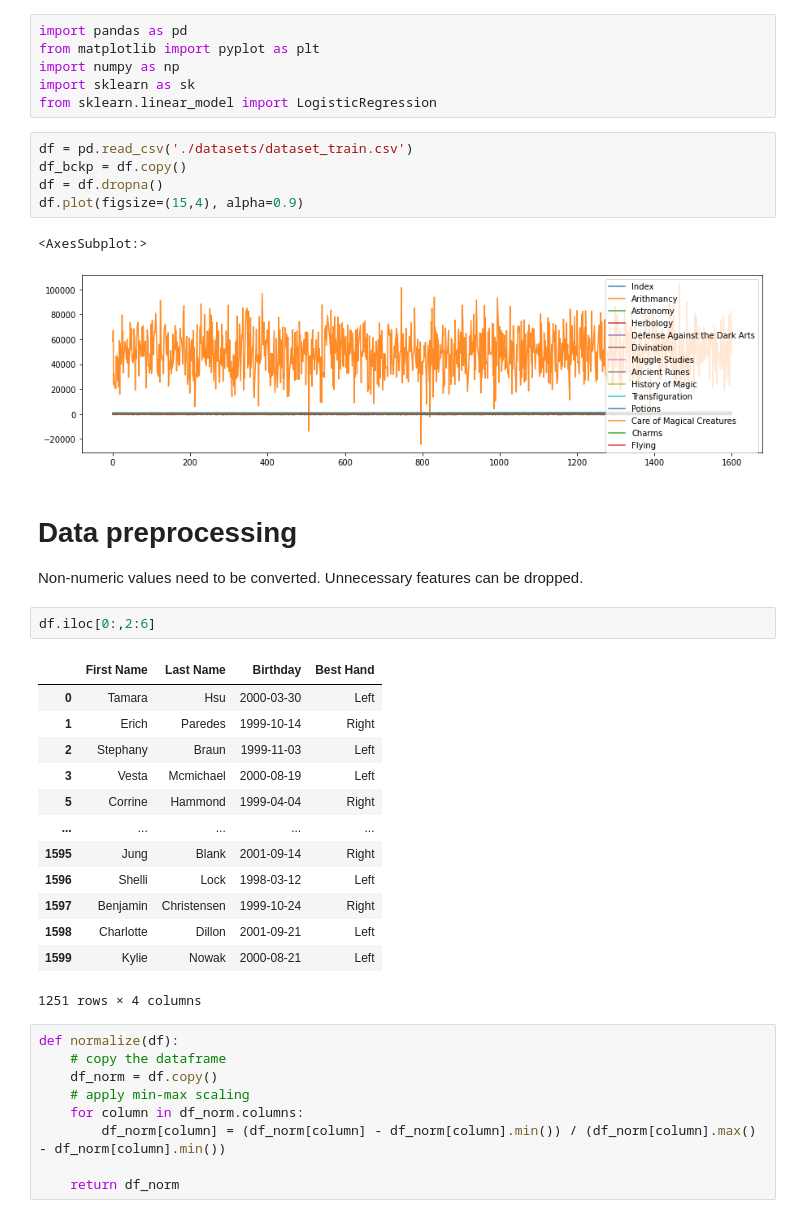
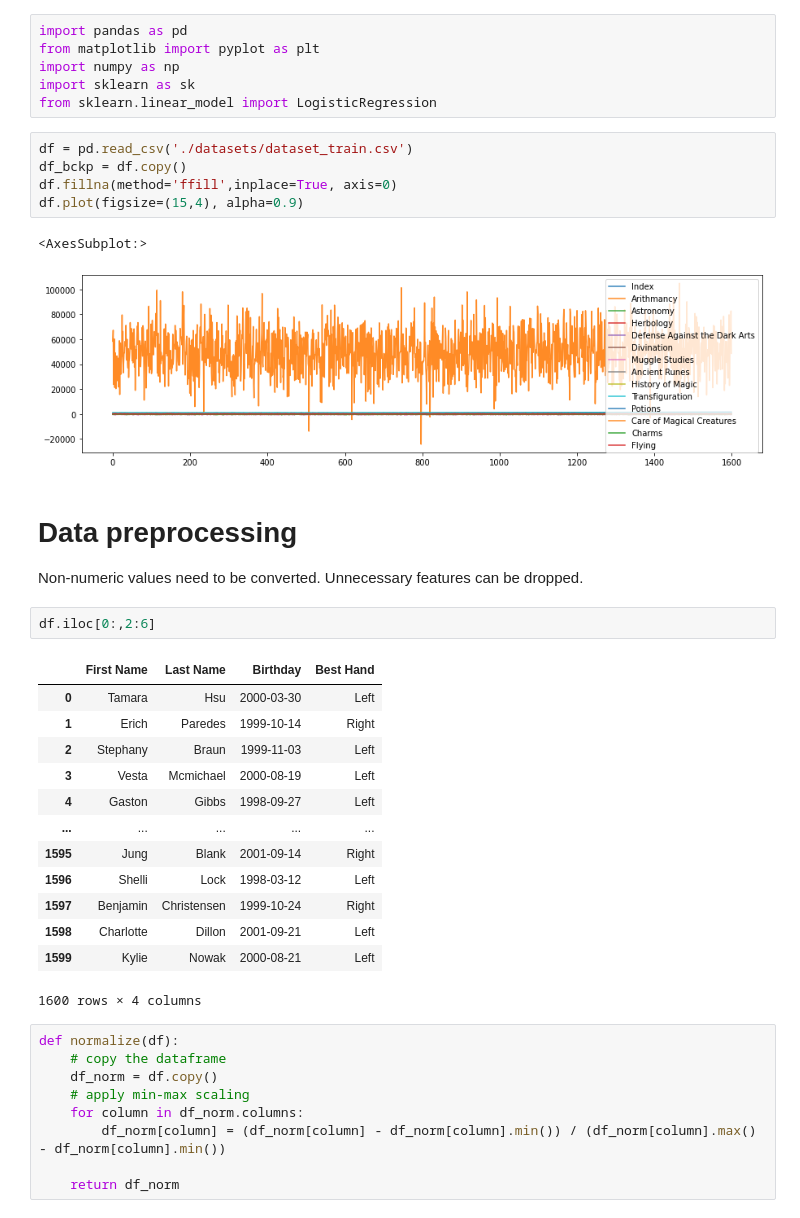
Before and after one commit to d-r-e/dslr, a Jupyter notebook: logreg_train.ipynb, the cells around one changed output. Saved outputs shown, nothing was run; the diff lists cells and outputs as text.

```diff
--- a/logreg_train.ipynb
+++ b/logreg_train.ipynb
@@ -15,11 +15,11 @@ from sklearn.linear_model import LogisticRegression
 # %%
 df = pd.read_csv('./datasets/dataset_train.csv')
 df_bckp = df.copy()
-df = df.dropna()
+df.fillna(method='ffill',inplace=True, axis=0)
 df.plot(figsize=(15,4), alpha=0.9)
 # %% [output]
 <AxesSubplot:>
-[figure, old version]
+[figure, new version]
 # %% [markdown]
 # Data preprocessing
 Non-numeric values need to be converted. Unnecessary features can be dropped.
@@ -31,14 +31,14 @@ df.iloc[0:,2:6]
 | 1 | Erich | Paredes | 1999-10-14 | Right |
 | 2 | Stephany | Braun | 1999-11-03 | Left |
 | 3 | Vesta | Mcmichael | 2000-08-19 | Left |
-| 5 | Corrine | Hammond | 1999-04-04 | Right |
+| 4 | Gaston | Gibbs | 1998-09-27 | Left |
 | ... | ... | ... | ... | ... |
 | 1595 | Jung | Blank | 2001-09-14 | Right |
 | 1596 | Shelli | Lock | 1998-03-12 | Left |
 | 1597 | Benjamin | Christensen | 1999-10-24 | Right |
 | 1598 | Charlotte | Dillon | 2001-09-21 | Left |
 | 1599 | Kylie | Nowak | 2000-08-21 | Left |
-1251 rows × 4 columns
+1600 rows × 4 columns
 # %%
 def normalize(df):
     # copy the dataframe
```
Also changed, not shown: parts of 11 cells of this notebook, 2 other files.
